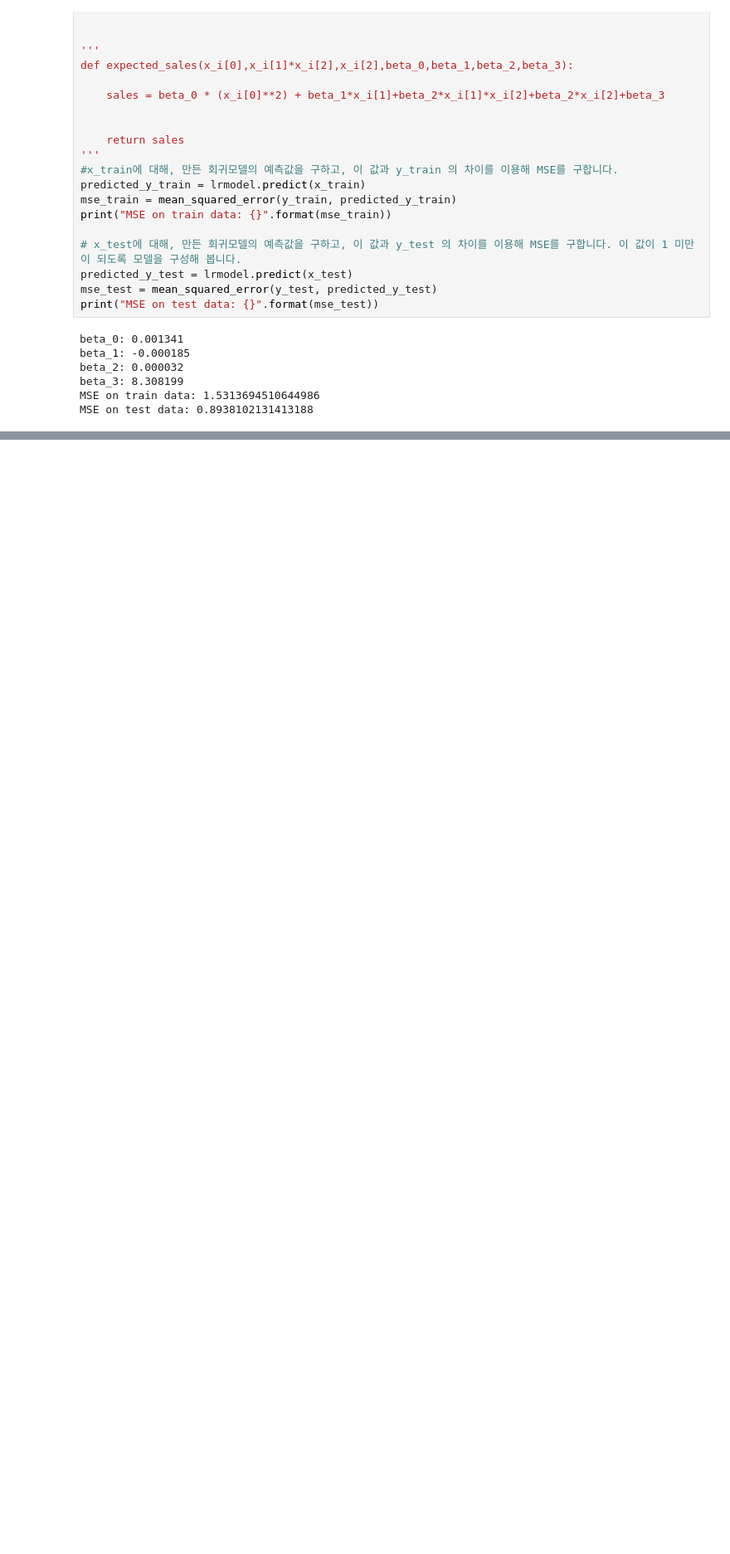
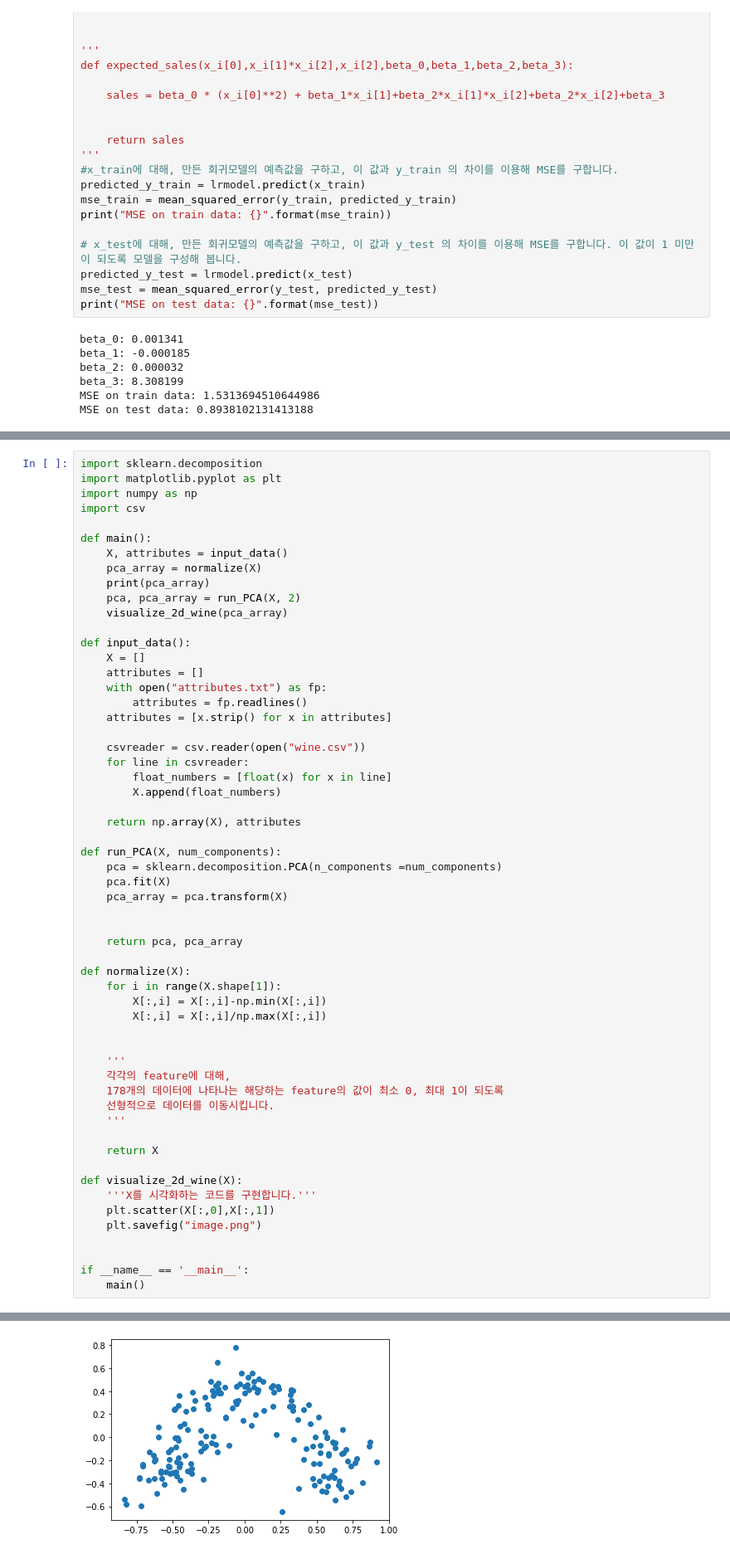
Before and after one commit to polariswon/polariswon, a Jupyter notebook: ML_basic_KO.ipynb, the cells around one changed output, grey strips where cells are left out. Shown: that part at 83% size. Drawn from its saved outputs; the diff is of its cells as text; blank space fills up the shorter version.

```diff
--- a/ML_basic_KO.ipynb
+++ b/ML_basic_KO.ipynb
@@ -525,0 +1024,58 @@ MSE on test data: 0.8938102131413188
+# %%
+import sklearn.decomposition
+import matplotlib.pyplot as plt
+import numpy as np
+import csv
+
+def main():
+    X, attributes = input_data()
+    pca_array = normalize(X)
+    print(pca_array)
+    pca, pca_array = run_PCA(X, 2)
+    visualize_2d_wine(pca_array)
+
+def input_data():
+    X = []
+    attributes = []
+    with open("attributes.txt") as fp:
+        attributes = fp.readlines()
+    attributes = [x.strip() for x in attributes]
+
+    csvreader = csv.reader(open("wine.csv"))
+    for line in csvreader:
+        float_numbers = [float(x) for x in line]
+        X.append(float_numbers)
+
+    return np.array(X), attributes
+
+def run_PCA(X, num_components):
+    pca = sklearn.decomposition.PCA(n_components =num_components)
+    pca.fit(X)
+    pca_array = pca.transform(X)
+
+
+    return pca, pca_array
+
+def normalize(X):
+    for i in range(X.shape[1]):
+        X[:,i] = X[:,i]-np.min(X[:,i])
+        X[:,i] = X[:,i]/np.max(X[:,i])
+
+
+    '''
+    각각의 feature에 대해,
+    178개의 데이터에 나타나는 해당하는 feature의 값이 최소 0, 최대 1이 되도록
+    선형적으로 데이터를 이동시킵니다.
+    '''
+
+    return X
+
+def visualize_2d_wine(X):
+    '''X를 시각화하는 코드를 구현합니다.'''
+    plt.scatter(X[:,0],X[:,1])
+    plt.savefig("image.png")
+
+
+if __name__ == '__main__':
+    main()
+# %% [output]
@@ -525,0 +1089 @@ MSE on test data: 0.8938102131413188
+[figure, added]
```
Also changed, not shown: parts of 17 cells of this notebook.
